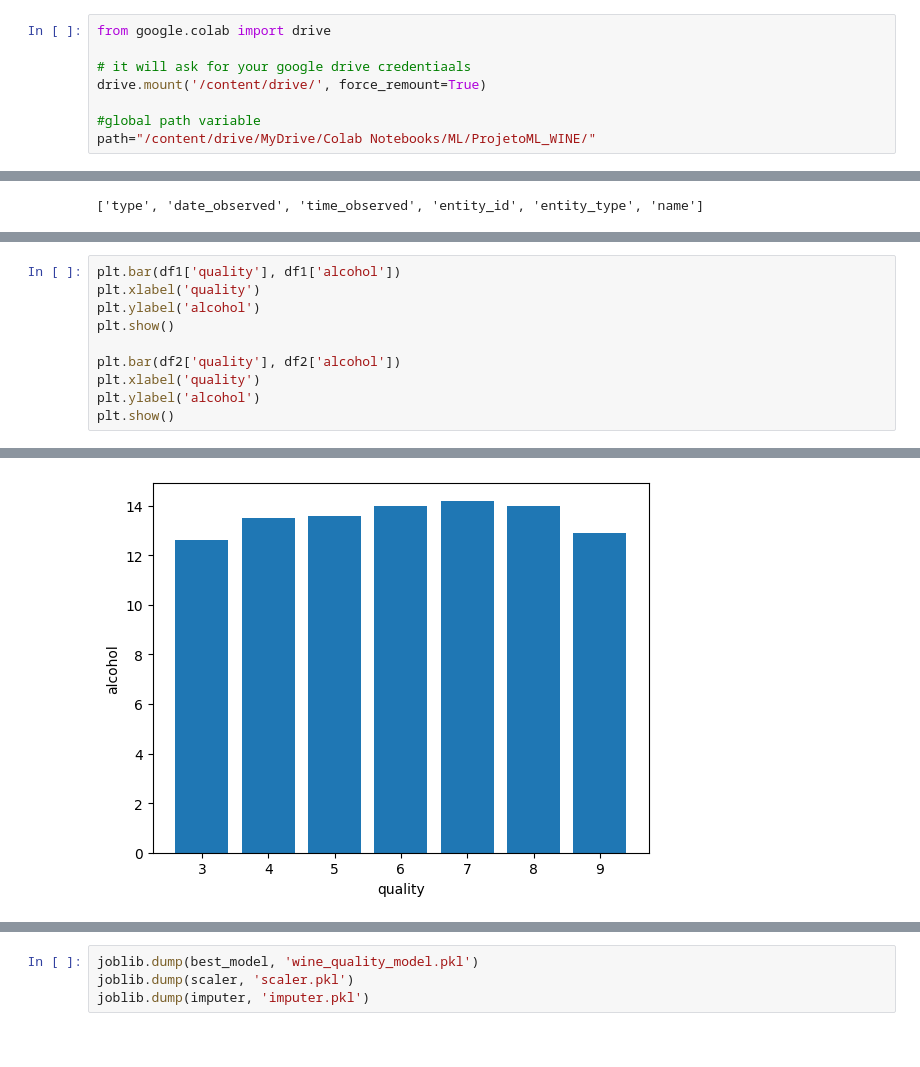
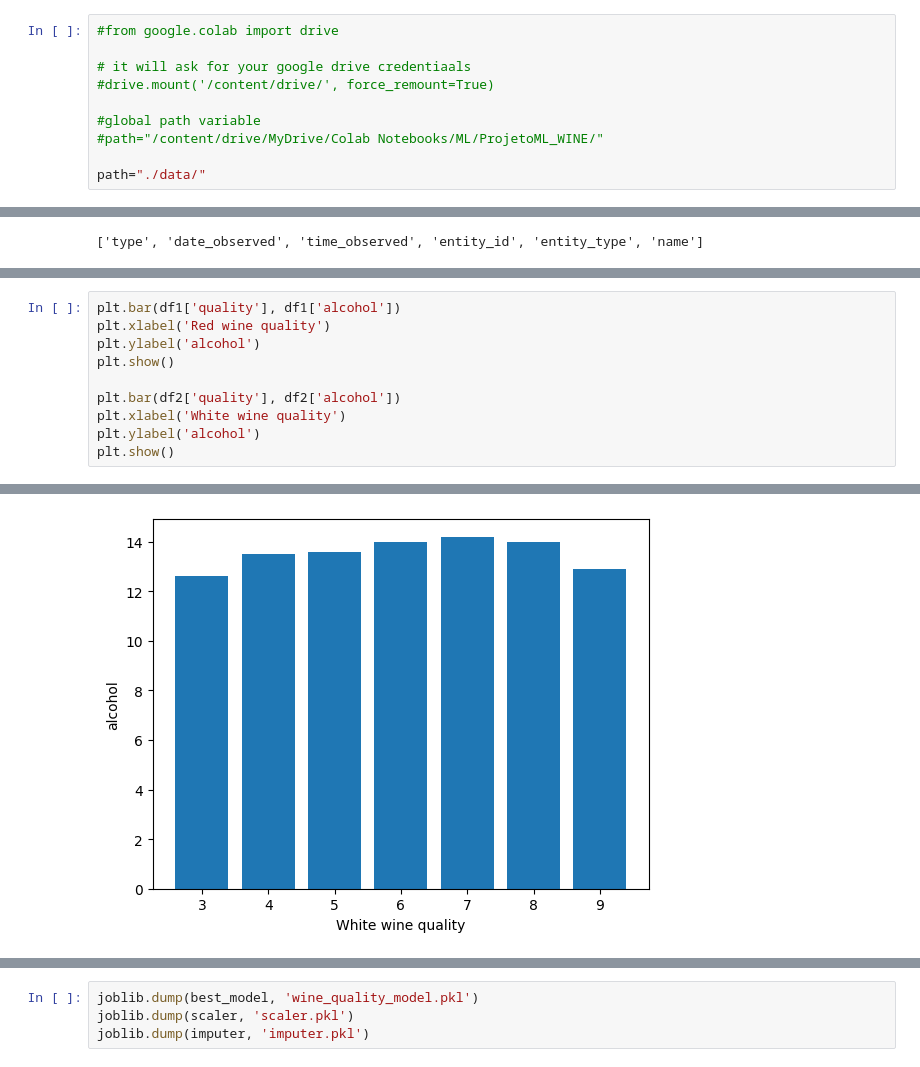
Before and after one commit to RPeleja/WorkML, a Jupyter notebook: ProjetoML_Wine.ipynb, the cells around one changed output, grey strips where cells are left out. Saved outputs shown, nothing was run; the diff lists cells and outputs as text.

```diff
--- a/ProjetoML_Wine.ipynb
+++ b/ProjetoML_Wine.ipynb
@@ -18,10 +18,12 @@ from sklearn.metrics import confusion_matrix, ConfusionMatrixDisplay, roc_curve,
 from sklearn.impute import SimpleImputer
 from sklearn.calibration import calibration_curve
 # %%
-from google.colab import drive
+#from google.colab import drive
 
 # it will ask for your google drive credentiaals
-drive.mount('/content/drive/', force_remount=True)
+#drive.mount('/content/drive/', force_remount=True)
 
 #global path variable
-path="/content/drive/MyDrive/Colab Notebooks/ML/ProjetoML_WINE/"
+#path="/content/drive/MyDrive/Colab Notebooks/ML/ProjetoML_WINE/"
+
+path="./data/"
@@ -149,12 +145,12 @@ df.isnull().sum()
 dtype: int64
 # %%
 plt.bar(df1['quality'], df1['alcohol'])
-plt.xlabel('quality')
+plt.xlabel('Red wine quality')
 plt.ylabel('alcohol')
 plt.show()
 
 plt.bar(df2['quality'], df2['alcohol'])
-plt.xlabel('quality')
+plt.xlabel('White wine quality')
 plt.ylabel('alcohol')
 plt.show()
 # %% [output]
@@ -162,4 +158,4 @@ plt.show()
-[figure, old version]
+[figure, new version]
 # %%
 # Convert 'object' columns to numerical if they represent numbers
 for col in df.columns:
```
Also changed, not shown: parts of 18 cells of this notebook, 12 other files.
